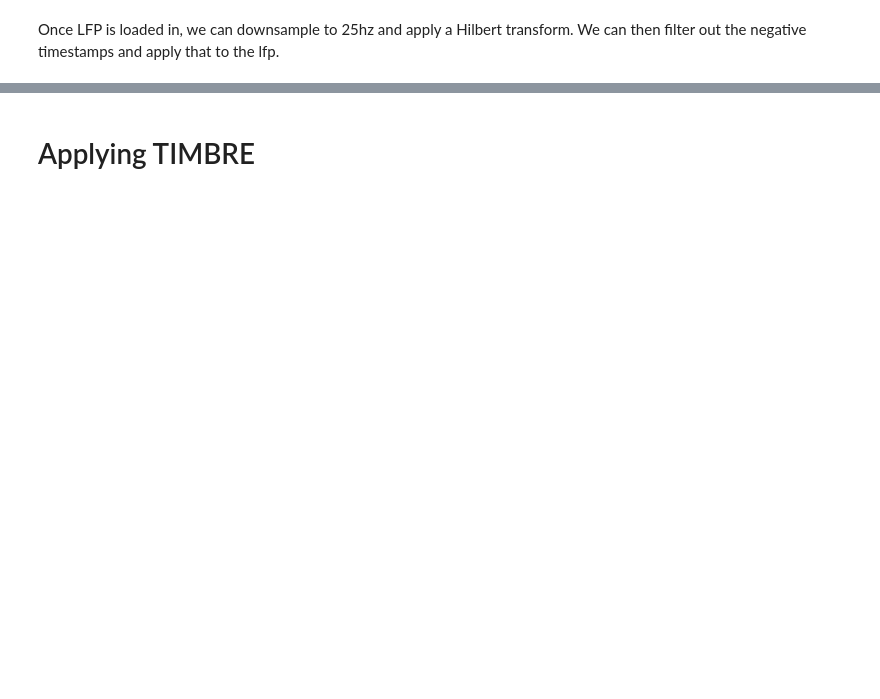
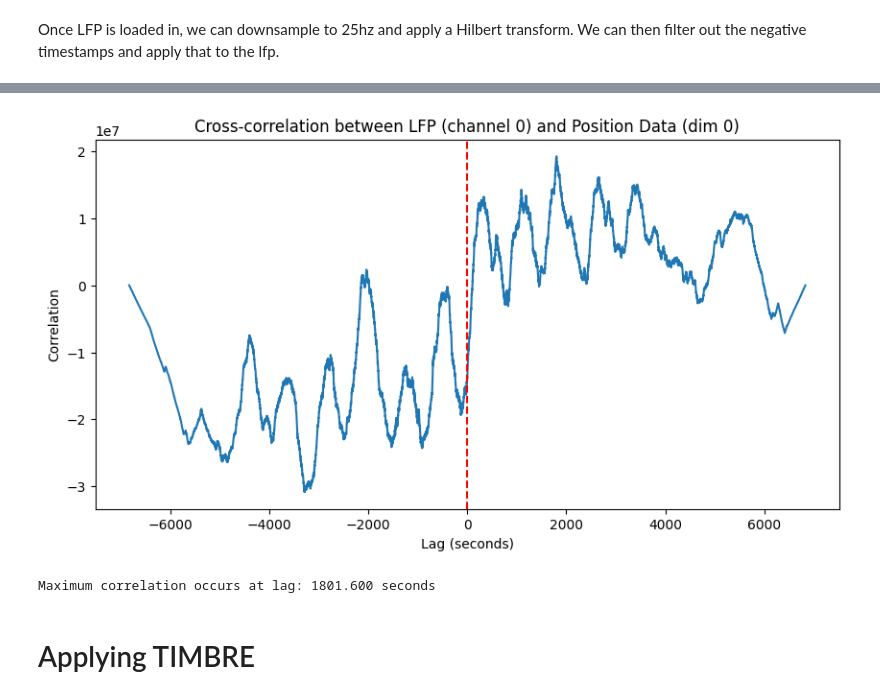
Before and after one commit to ben-toker/batTIMBRE, a Jupyter notebook: bat_TIMBRE.ipynb, the cells around one changed output, grey strips where cells are left out. Cells and saved outputs as stored; diff of their text form; code cells hidden in the pictures; blank space fills up the shorter version.

```diff
--- a/bat_TIMBRE.ipynb
+++ b/bat_TIMBRE.ipynb
@@ -188,2 +309,48 @@ LFPs[0:10]
+# %%
+import numpy as np
+from scipy import signal
+import matplotlib.pyplot as plt
+
+def test_synchronization(LFPs, binned_pos, sampling_rate):
+    # Choose one LFP channel and one position dimension
+    lfp_channel = 0  # Change this to test different channels
+    pos_dim = 0  # 0 for X, 1 for Y, 2 for Z
+
+    lfp_data = np.abs(LFPs[:, lfp_channel])
+    pos_data = binned_pos[:, pos_dim]
+
+    # Remove NaN values
+    valid_indices = ~np.isnan(pos_data)
+    lfp_data = lfp_data[valid_indices]
+    pos_data = pos_data[valid_indices]
+
+    # Ensure the data have the same length
+    min_length = min(len(lfp_data), len(pos_data))
+    lfp_data = lfp_data[:min_length]
+    pos_data = pos_data[:min_length]
+
+    # Compute cross-correlation
+    correlation = signal.correlate(lfp_data, pos_data, mode='full')
+    lags = signal.correlation_lags(len(lfp_data), len(pos_data))
+    lags = lags / sampling_rate  # Convert to seconds
+
+    # Plot results
+    plt.figure(figsize=(10, 5))
+    plt.plot(lags, correlation)
+    plt.title(f'Cross-correlation between LFP (channel {lfp_channel}) and Position Data (dim {pos_dim})')
+    plt.xlabel('Lag (seconds)')
+    plt.ylabel('Correlation')
+    plt.axvline(x=0, color='r', linestyle='--')
+    plt.show()
+
+    # Find the lag with maximum correlation
+    max_corr_lag = lags[np.argmax(correlation)]
+    print(f"Maximum correlation occurs at lag: {max_corr_lag:.3f} seconds")
+
+# Example usage
+test_synchronization(LFPs, binned_pos, 25)
+# %% [output]
+[figure, added]
+Maximum correlation occurs at lag: 1801.600 seconds
 # %% [markdown]
 # Applying TIMBRE
```
Also changed, not shown: parts of 35 cells of this notebook, 4 other files.
